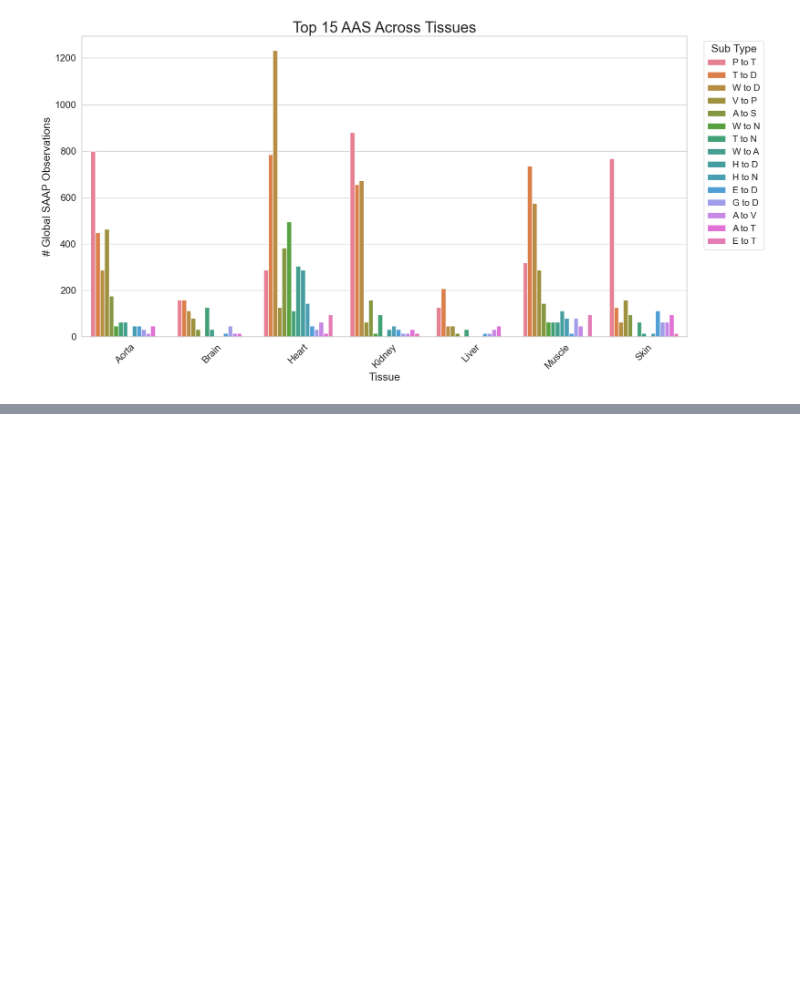
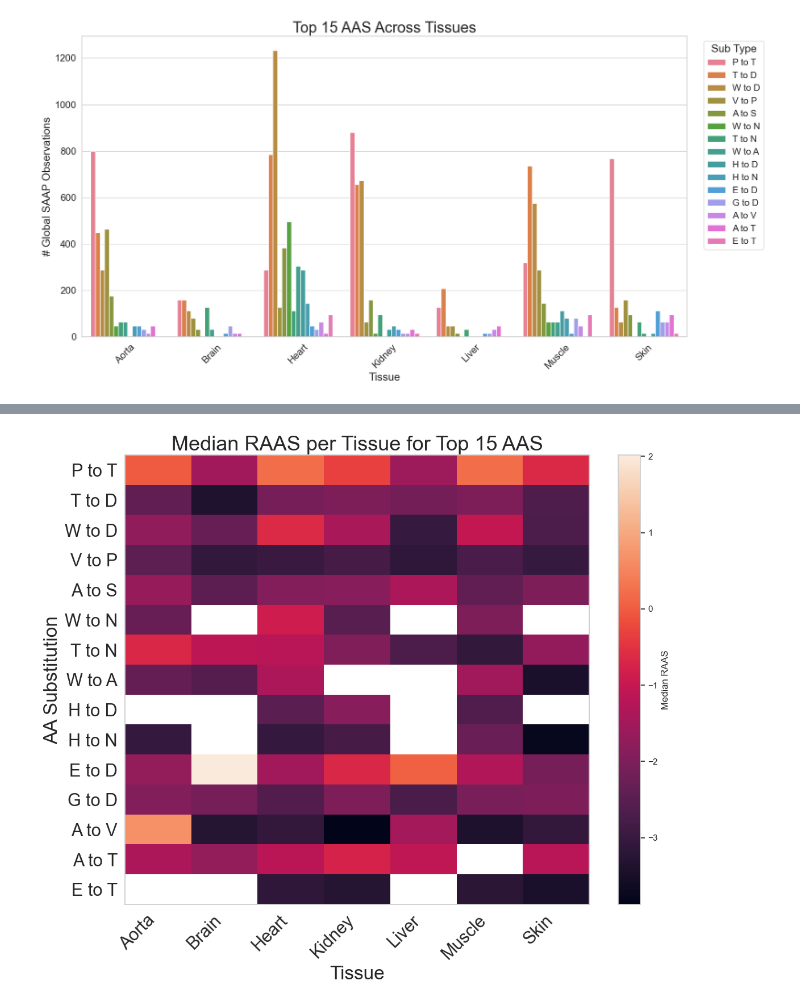
Before and after one commit to alexmaropakis/BrainDecode, a Jupyter notebook: Scripts/Analysis scripts/Alex_Analysis_Mouse_Pipeline.ipynb, the cells around one changed output, grey strips where cells are left out. Drawn from its saved outputs; the diff is of its cells as text; code cells hidden in the pictures; blank space fills up the shorter version.

```diff
--- a/Scripts/Analysis scripts/Alex_Analysis_Mouse_Pipeline.ipynb
+++ b/Scripts/Analysis scripts/Alex_Analysis_Mouse_Pipeline.ipynb
@@ -1036,3 +1061,7 @@ Skin
+# %%
+raas_col = 'Reporter_RAAS'
+age_order = ['t06mo', 't15mo', 't24mo', 't30mo']
+replicate_keep = [1, 2, 3, 4] # four mice per age group
 # %%
 # Count all observed SAAP events and plot the 15 most frequent substitution types
 sub_df = SAAP_quant_df.copy()
@@ -1114,0 +1201,32 @@ expected = (row_total @ col_total) / grand_total
+# %%
+# Compare mean RAAS across tissues per substitution at the global level (no age differentiation)
+sub_df = replicate_cols(SAAP_quant_df)
+sub_df = sub_df[sub_df['Replicate'].isin(replicate_keep)].copy()
+
+# Select globally most common substitutions
+top_subs = top_sub_order(sub_df, n=15)
+plot_df = sub_df[sub_df['aa_sub'].isin(top_subs)].copy()
+sub_order = plot_df['aa_sub'].value_counts().loc[top_subs].index
+tissue_order = sorted(plot_df['Tissue'].dropna().unique())
+
+plot_df['Tissue'] = pd.Categorical(plot_df['Tissue'], categories=tissue_order, ordered=True)
+plot_df['aa_sub'] = pd.Categorical(plot_df['aa_sub'], categories=sub_order, ordered=True)
+
+# aggregate RAAS via median
+heatmap_df = (plot_df.groupby(['aa_sub','Tissue'])[raas_col].median().reset_index())
+heatmap_matrix = (heatmap_df.pivot(index='aa_sub',columns='Tissue',values=raas_col).reindex(index=sub_order).reindex(columns=tissue_order))
+
+# Plot heatmap of median RAAS per substitution/tissue combination, with global significance outlines.
+plt.figure(figsize=(12,10))
+plt.imshow(heatmap_matrix,aspect='auto')
+plt.colorbar(label='Median RAAS')
+plt.xticks(np.arange(len(tissue_order)), tissue_order, rotation=45, ha='right', fontsize=22)
+plt.yticks(np.arange(len(heatmap_matrix.index)), heatmap_matrix.index, fontsize=22)
+plt.xlabel('Tissue', fontsize=24)
+plt.ylabel('AA Substitution', fontsize=24)
+plt.title('Median RAAS per Tissue for Top 15 AAS', fontsize=26)
+plt.tight_layout()
+plt.grid(False)
+plt.savefig(PLOT_DIR + 'top15_substitution_ReporterRAAS_tissue_heatmap.pdf', bbox_inches='tight')
+# %% [output]
+[figure, added]
```
Also changed, not shown: parts of 7 cells of this notebook, 1 other file.
